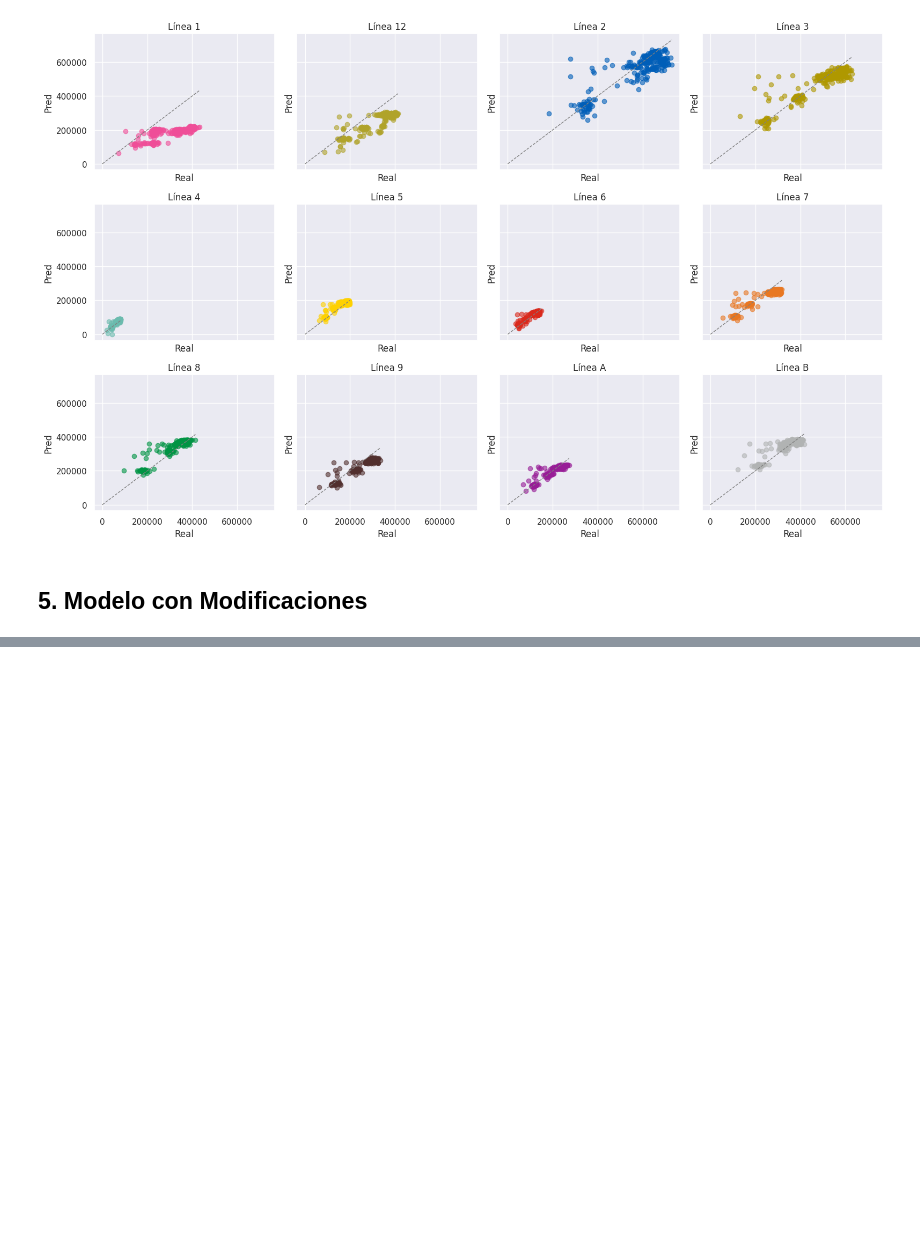
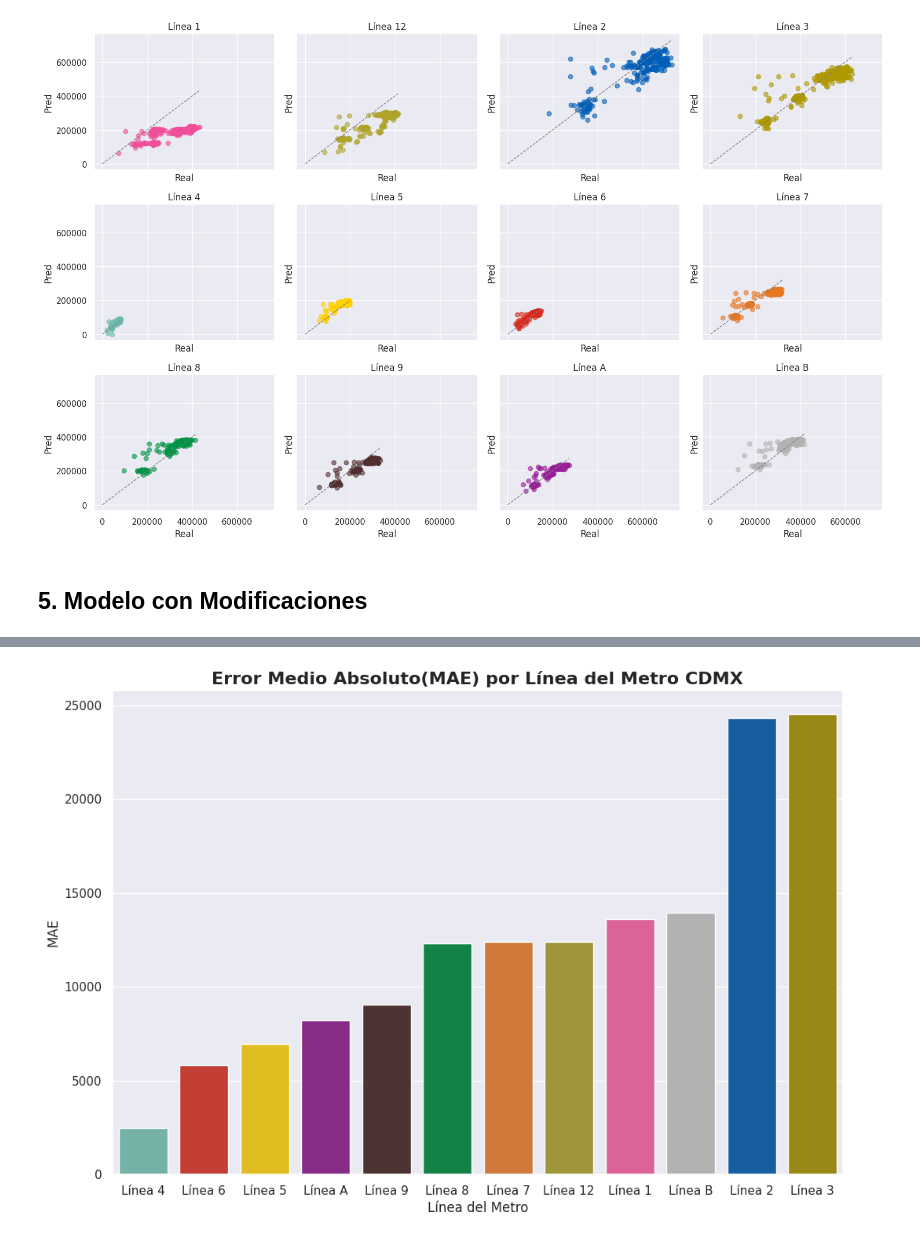
Before and after one commit to AndrsGzRo/prediccion-afluencia-metrocdmx, a Jupyter notebook: Prediccion_Metro_CDMX.ipynb, the cells around one changed output, grey strips where cells are left out. Drawn from its saved outputs; the diff is of its cells as text; code cells hidden in the pictures; blank space fills up the shorter version.

```diff
--- a/Prediccion_Metro_CDMX.ipynb
+++ b/Prediccion_Metro_CDMX.ipynb
@@ -729,0 +870,24 @@ df_lineas['es_feriado'] = df_lineas['fecha'].isin(fechas_feriado).astype(int)
+# %%
+test_df_2 = X_test_2.copy()
+test_df_2['real'] = y_test_2
+test_df_2['pred'] = pred
+cols_lineas = [c for c in test_df_2.columns if c.startswith('linea_')]
+test_df_2['linea'] = test_df_2[cols_lineas].idxmax(axis=1).str.replace('linea_','')
+
+test_df_2['error_abs'] = abs(test_df_2['real']-test_df_2['pred'])
+
+mae_por_linea = test_df_2.groupby('linea')['error_abs'].mean().sort_values()
+plt.figure(figsize=(12,8))
+sns.barplot(
+    x=mae_por_linea.index,
+    y=mae_por_linea.values,
+    palette=colores_metro,
+    hue=mae_por_linea.index
+)
+plt.title('Error Medio Absoluto(MAE) por Línea del Metro CDMX',fontsize=16,
+          fontweight='bold')
+plt.ylabel('MAE')
+plt.xlabel('Línea del Metro')
+plt.show()
+# %% [output]
+[figure, added]
```
Also changed, not shown: parts of 29 cells of this notebook.
